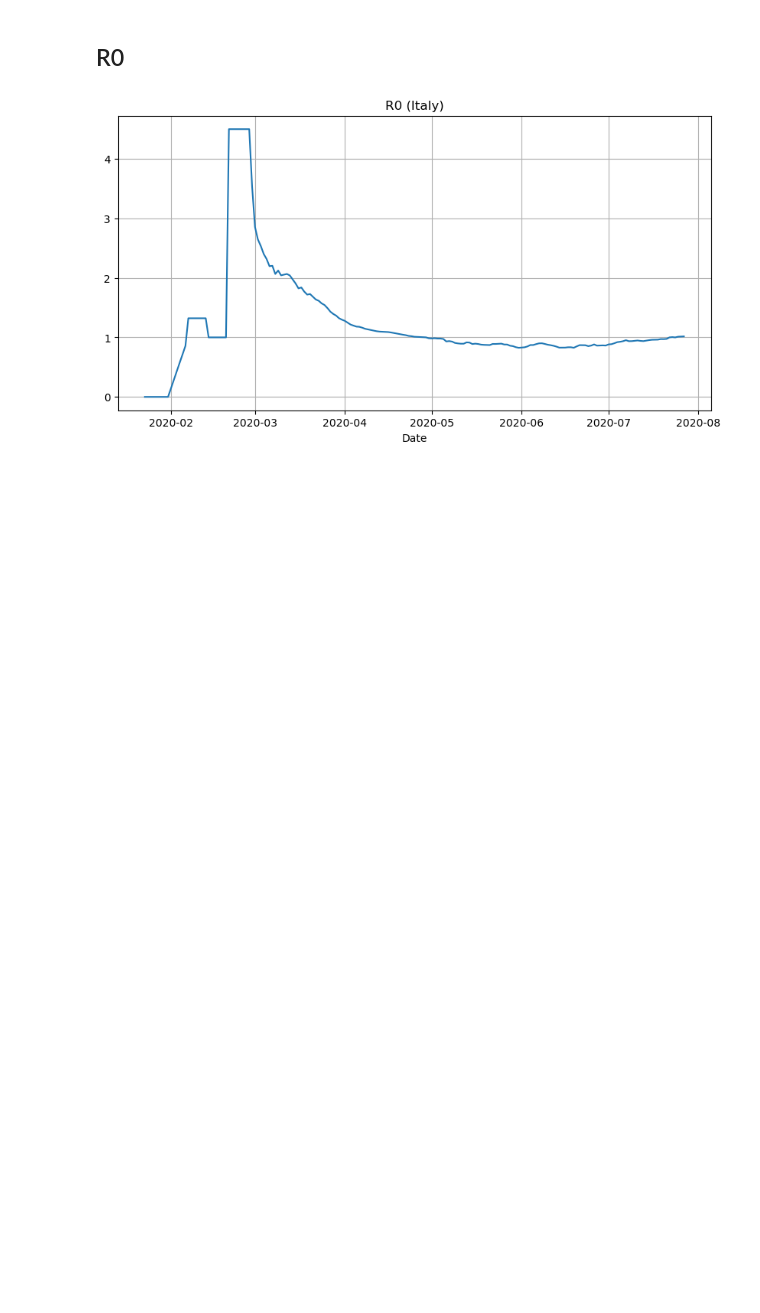
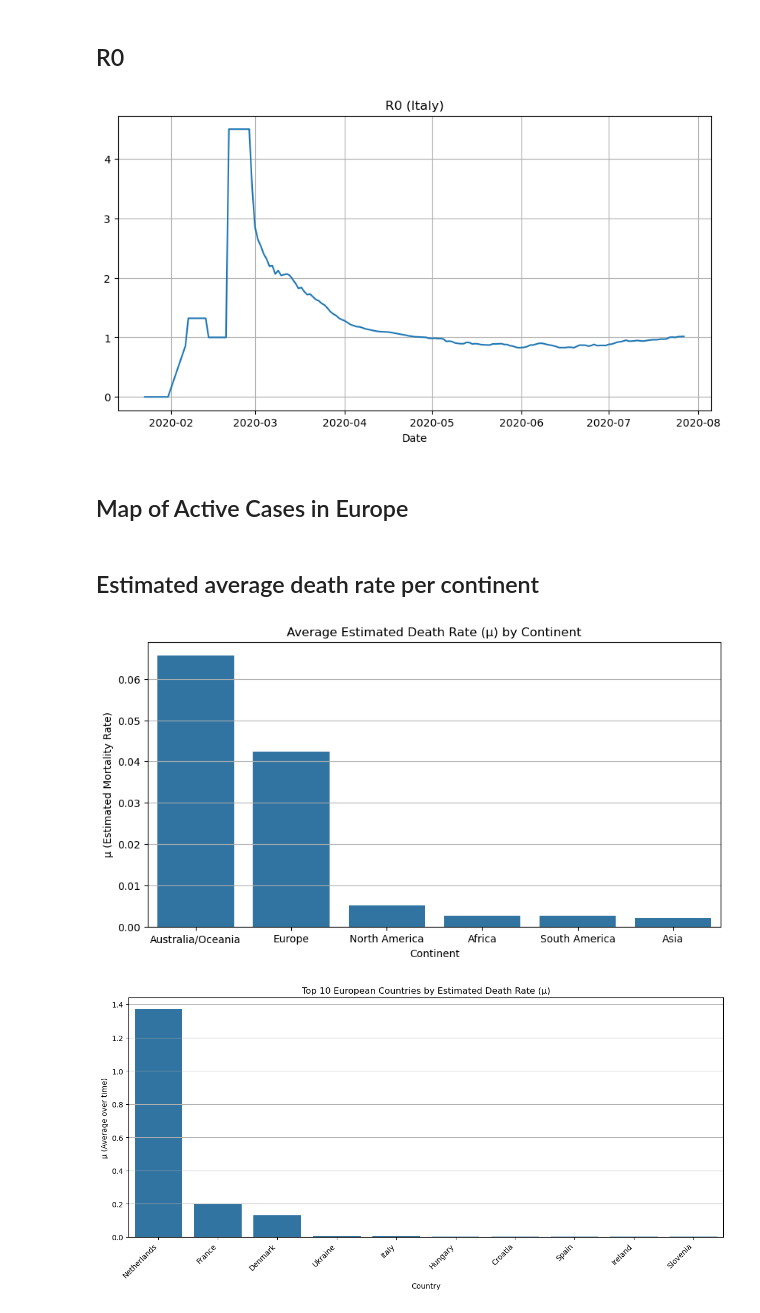
Before and after one commit to npandayVU/covid, a Jupyter notebook: analysis.ipynb, the cells around one changed output. Cells and saved outputs as stored; diff of their text form; code cells hidden in the pictures; blank space fills up the shorter version.

Commit message:
Added remaining plots. Moving on to dashboard

```diff
--- a/analysis.ipynb
+++ b/analysis.ipynb
@@ -426,3 +427,5 @@ r0 = r0_ts(complete, GAMMA, country)
 lineplot(r0, title=f'R0 ({country})', xlabel='Date')
 # %% [output]
 [figure]
+# %% [markdown]
+## Map of Active Cases in Europe
@@ -428,0 +456,51 @@ lineplot(r0, title=f'R0 ({country})', xlabel='Date')
+# %% [markdown]
+## Estimated average death rate per continent
+# %%
+def plot_death_rates():
+    continents = pd.read_sql_query("""
+        SELECT "Country.Region", Continent
+        FROM worldometer_data
+        WHERE Continent IS NOT NULL;
+    """, covid_database)
+
+    mu_data = complete[['Date', 'Country.Region', 'Active', 'Deaths']].copy()
+    mu_data = mu_data[mu_data['Active'] > 0]
+    mu_data.sort_values(['Country.Region', 'Date'], inplace=True)
+    mu_data['Delta_D'] = mu_data.groupby('Country.Region')['Deaths'].diff().fillna(0)
+
+    mu_data = mu_data[mu_data['Delta_D'] >= 0]
+
+    mu_data['mu'] = (mu_data['Delta_D'] / mu_data['Active']).replace([np.inf, -np.inf], 0).fillna(0)
+
+    mean_mu = mu_data.groupby('Country.Region')['mu'].mean().reset_index()
+
+    mu_with_continent = pd.merge(mean_mu, continents, on='Country.Region')
+
+    continent_mu = mu_with_continent.groupby('Continent')['mu'].mean().sort_values(ascending=False)
+
+    plt.figure(figsize=(10, 5))
+    sns.barplot(x=continent_mu.index, y=continent_mu.values)
+    plt.title('Average Estimated Death Rate (μ) by Continent')
+    plt.ylabel('μ (Estimated Mortality Rate)')
+    plt.xlabel('Continent')
+    plt.grid(True, axis='y')
+    plt.show()
+
+    europe_mu = mu_with_continent[mu_with_continent['Continent'] == 'Europe']
+    europe_mu_sorted = europe_mu.sort_values('mu', ascending=False)
+
+    # Plot top 10 countries by estimated death rate
+    plt.figure(figsize=(12, 6))
+    sns.barplot(data=europe_mu_sorted.head(10), x='Country.Region', y='mu')
+    plt.xticks(rotation=45, ha='right')
+    plt.title('Top 10 European Countries by Estimated Death Rate (μ)')
+    plt.ylabel('μ (Average over time)')
+    plt.xlabel('Country')
+    plt.grid(True, axis='y')
+    plt.tight_layout()
+    plt.show()
+
+plot_death_rates()
+# %% [output]
+[figure, added]
+[figure, added]
```
Also changed, not shown: parts of 2 cells of this notebook.
